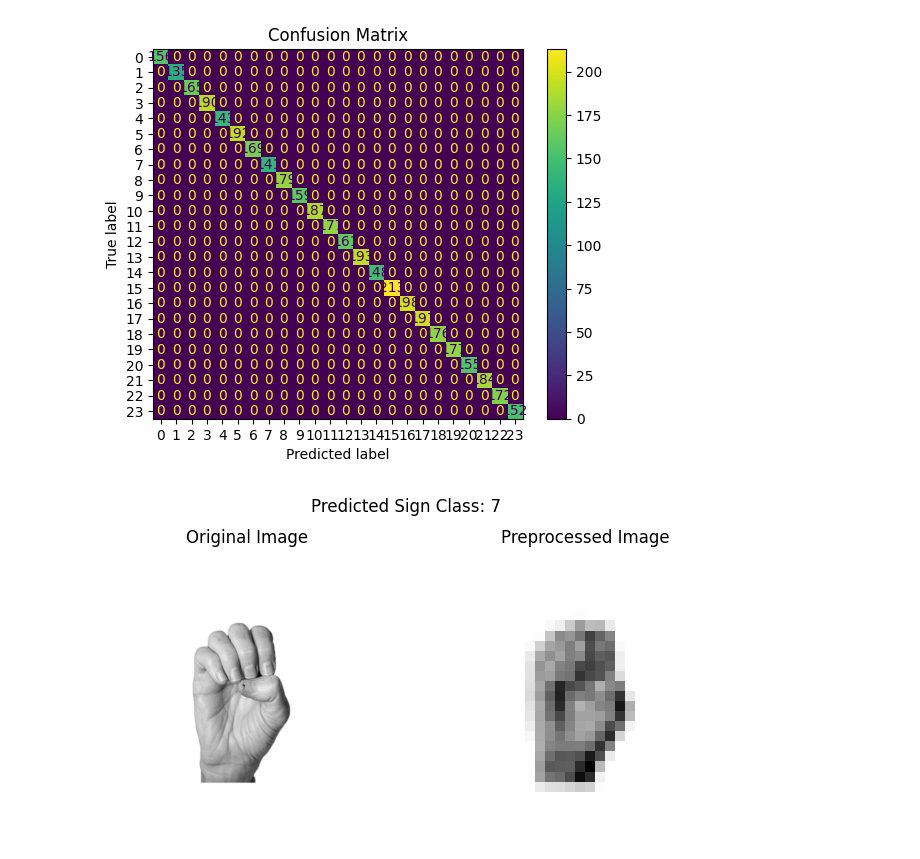
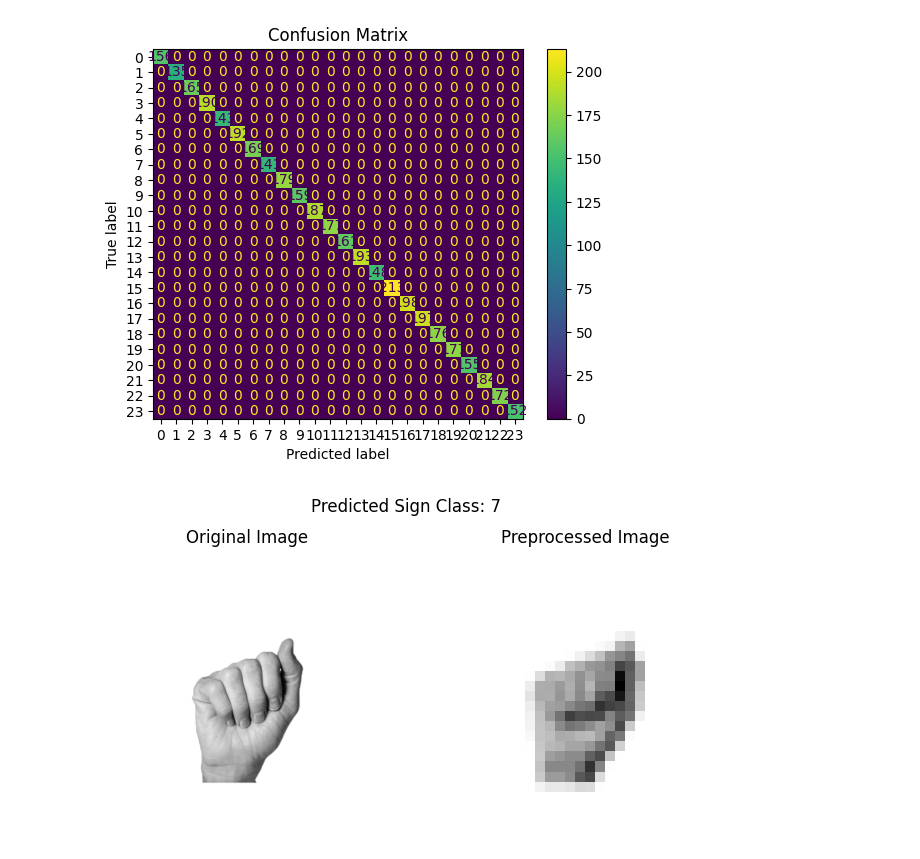
Before and after one commit to ishanporwal/asl_recognition, a Jupyter notebook: notebook.ipynb, the cells around one changed output. Drawn from its saved outputs; the diff is of its cells as text; code cells hidden in the pictures.

```diff
--- a/notebook.ipynb
+++ b/notebook.ipynb
@@ -275,10 +359,8 @@ Model Saved!
 # %%
 # reload trained data
-model = OptimizedASL_CNN(num_classes=num_classes).to(device)
-model.load_state_dict(torch.load("asl_cnn_model.pth"))
-model.eval()  # evaluation mode
+state_dict = torch.load("asl_cnn_model.pth", map_location=device)  # Load only the state dictionary
+model.load_state_dict(state_dict)  # Load weights into the model
 print("Model loaded successfully!")
-
 # evaluate
 predictions = evaluate_model(model)
 # %% [output]
@@ -307,32 +389,32 @@ def predict(model, image_url, device = "cpu"):
         transforms.Resize((28,28)),
         transforms.ToTensor(),
 
     ])
     img_tensor = transform(img).unsqueeze(0).to(device)
     # predict
     with torch.no_grad():
         outputs = model(img_tensor)
         _, predicted_class = torch.max(outputs, 1)
 
     # display original and processed images
     plt.figure(figsize=(8, 4))
     # original image
     plt.subplot(1, 2, 1)
     plt.imshow(img, cmap="gray")
     plt.title("Original Image")
     plt.axis("off")
     # processed image
     plt.subplot(1, 2, 2)
     img_preprocessed = img_tensor.squeeze(0).cpu().numpy()[0]
     plt.imshow(img_preprocessed, cmap="gray")
     plt.title("Preprocessed Image")
     plt.axis("off")
     plt.suptitle(f"Predicted Sign Class: {predicted_class.item()}")
     plt.show()
     return predicted_class.item()
 
 # trying it out
-image_url = "https://www.signingsavvy.com/images/words/alphabet/2/e1.jpg"
+image_url = "https://www.signingsavvy.com/images/words/alphabet/2/a1.jpg"
 predicted_class = predict(model, image_url, device="cpu")
 # %% [output]
-[figure, old version]
+[figure, new version]
```
Also changed, not shown: parts of 6 cells of this notebook.
